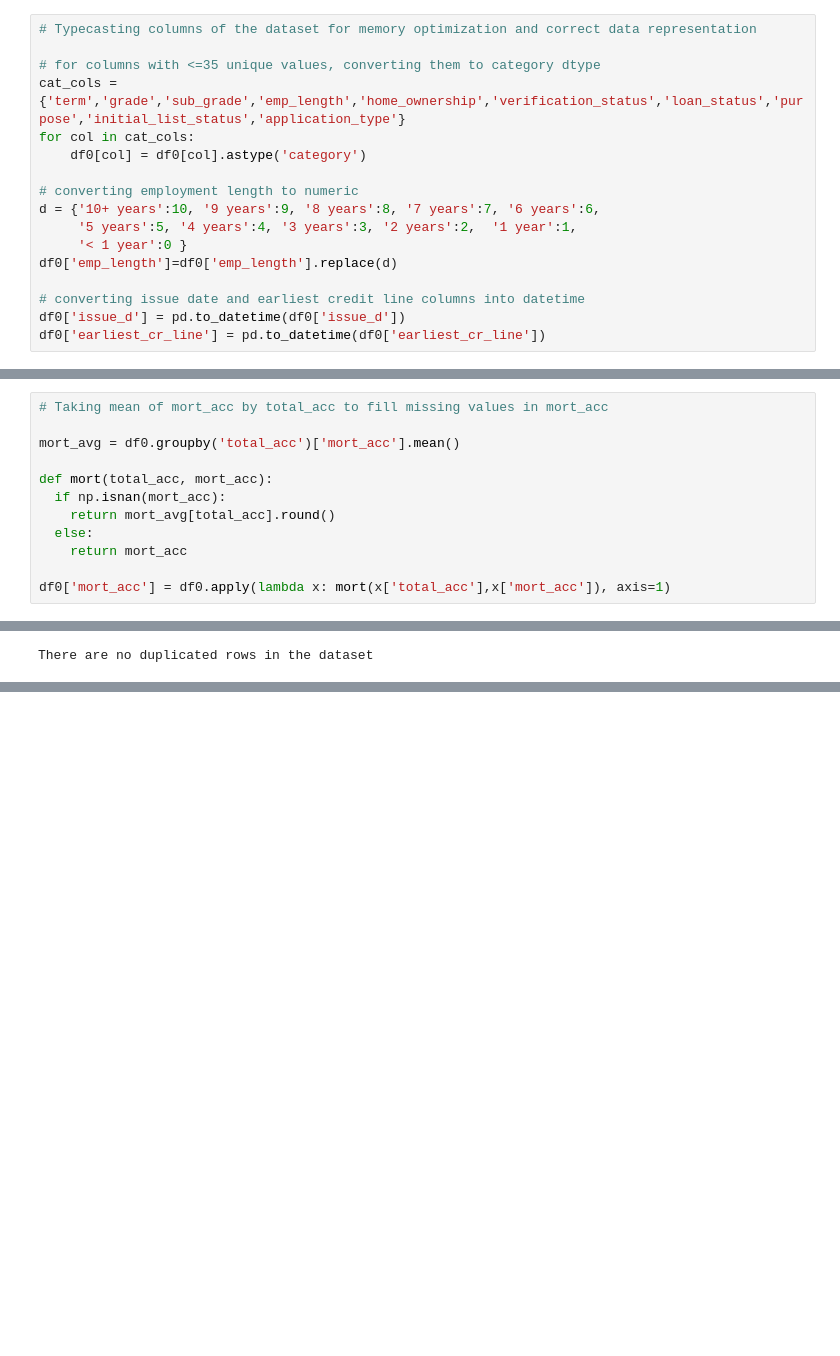
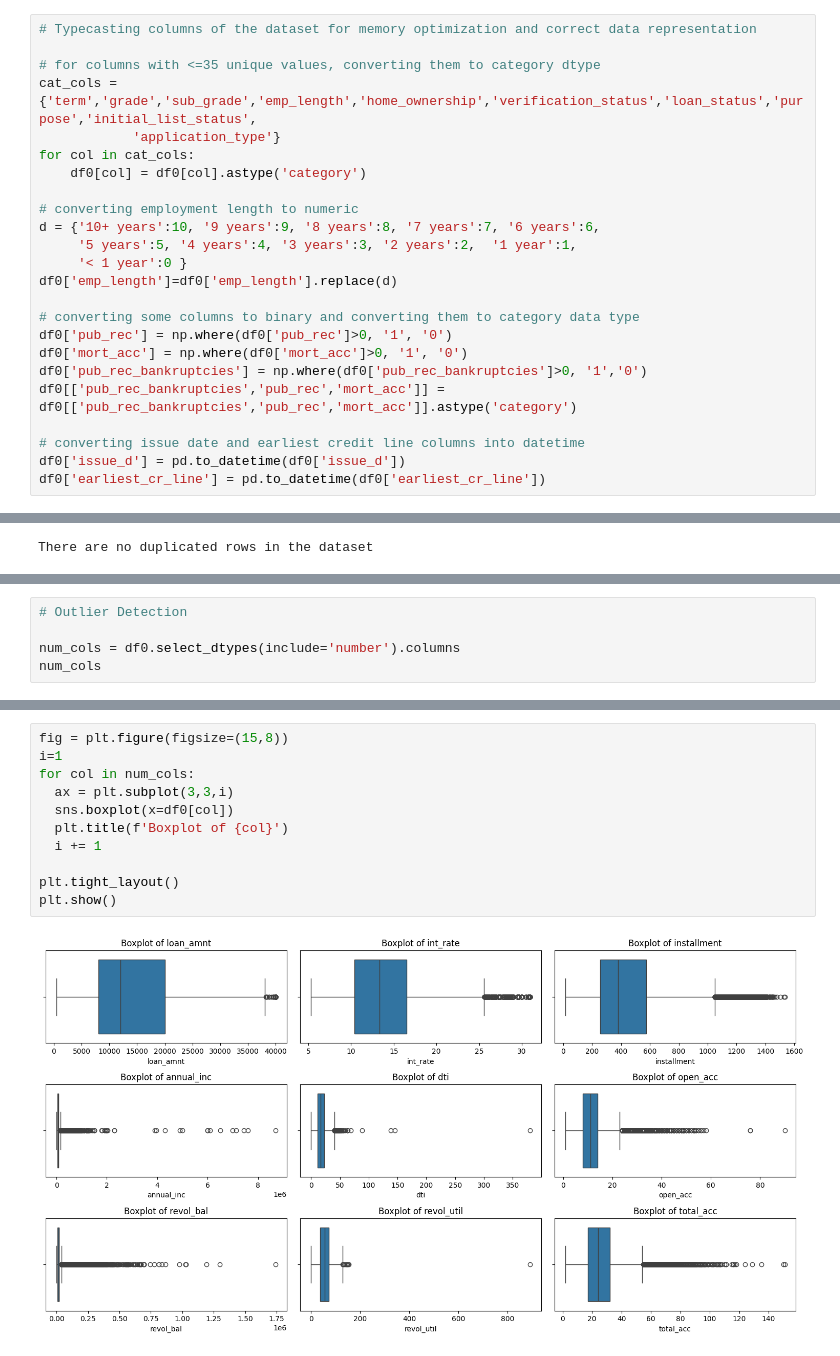
Before and after one commit to Nidhi-Pawar/credit_line_eligibility, a Jupyter notebook: notebooks/01_Data-cleaning.ipynb, the cells around one changed output, grey strips where cells are left out. Drawn from its saved outputs; the diff is of its cells as text; blank space fills up the shorter version.

```diff
--- a/notebooks/01_Data-cleaning.ipynb
+++ b/notebooks/01_Data-cleaning.ipynb
@@ -161,7 +163,8 @@ int(df0.grade.nunique())
 # Typecasting columns of the dataset for memory optimization and correct data representation
 
 # for columns with <=35 unique values, converting them to category dtype
-cat_cols = {'term','grade','sub_grade','emp_length','home_ownership','verification_status','loan_status','purpose','initial_list_status','application_type'}
+cat_cols = {'term','grade','sub_grade','emp_length','home_ownership','verification_status','loan_status','purpose','initial_list_status',
+            'application_type'}
 for col in cat_cols:
     df0[col] = df0[col].astype('category')
 
@@ -171,6 +174,12 @@ d = {'10+ years':10, '9 years':9, '8 years':8, '7 years':7, '6 years':6,
      '< 1 year':0 }
 df0['emp_length']=df0['emp_length'].replace(d)
 
+# converting some columns to binary and converting them to category data type
+df0['pub_rec'] = np.where(df0['pub_rec']>0, '1', '0')
+df0['mort_acc'] = np.where(df0['mort_acc']>0, '1', '0')
+df0['pub_rec_bankruptcies'] = np.where(df0['pub_rec_bankruptcies']>0, '1','0')
+df0[['pub_rec_bankruptcies','pub_rec','mort_acc']] = df0[['pub_rec_bankruptcies','pub_rec','mort_acc']].astype('category')
+
 # converting issue date and earliest credit line columns into datetime
 df0['issue_d'] = pd.to_datetime(df0['issue_d'])
 df0['earliest_cr_line'] = pd.to_datetime(df0['earliest_cr_line'])
@@ -230,18 +239,6 @@ dtype: float64
 
 fill_values = {'title': 'Unknown', 'emp_title': 'Unknown'}
 df0.fillna(value=fill_values, inplace=True)
-# %%
-# Taking mean of mort_acc by total_acc to fill missing values in mort_acc
-
-mort_avg = df0.groupby('total_acc')['mort_acc'].mean()
-
-def mort(total_acc, mort_acc):
-  if np.isnan(mort_acc):
-    return mort_avg[total_acc].round()
-  else:
-    return mort_acc
-
-df0['mort_acc'] = df0.apply(lambda x: mort(x['total_acc'],x['mort_acc']), axis=1)
 # %%
 df0.dropna(inplace=True)
 # %%
@@ -265,0 +264,5 @@ There are no duplicated rows in the dataset
+# %%
+# Outlier Detection
+
+num_cols = df0.select_dtypes(include='number').columns
+num_cols
@@ -265,0 +273,13 @@ There are no duplicated rows in the dataset
+# %%
+fig = plt.figure(figsize=(15,8))
+i=1
+for col in num_cols:
+  ax = plt.subplot(3,3,i)
+  sns.boxplot(x=df0[col])
+  plt.title(f'Boxplot of {col}')
+  i += 1
+
+plt.tight_layout()
+plt.show()
+# %% [output]
+[figure, added]
```
Also changed, not shown: parts of 10 cells of this notebook.
